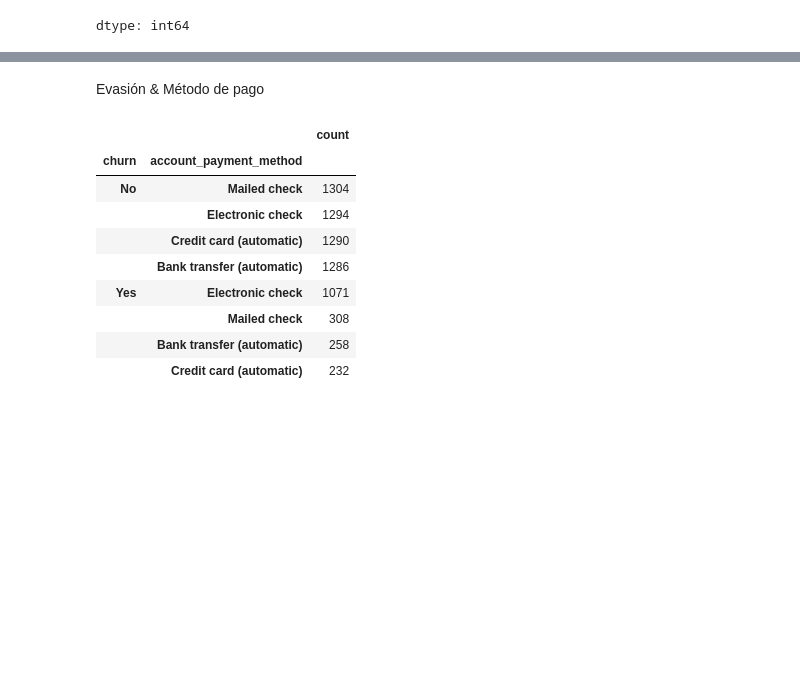
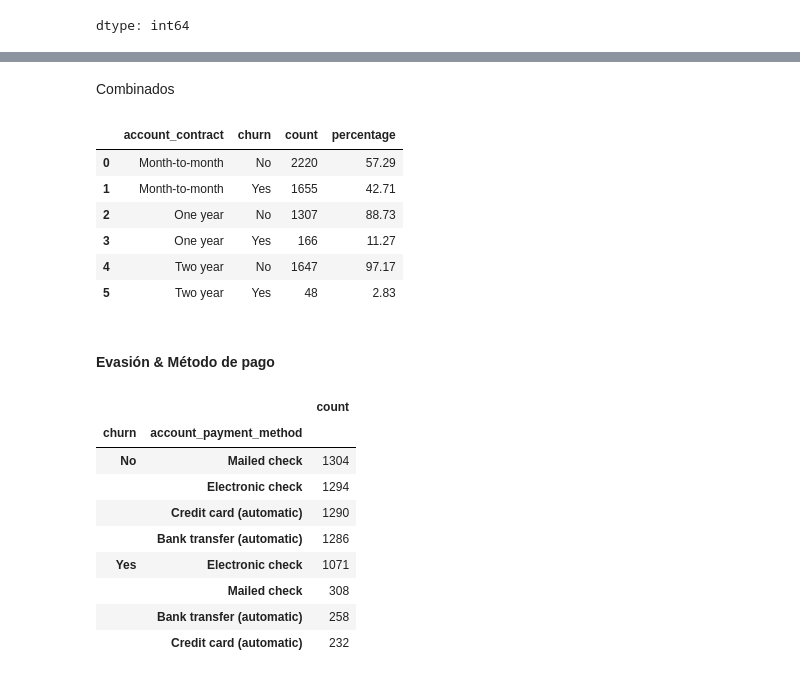
Before and after one commit to RientArlCroud/challenge3-analisis-de-datos, a Jupyter notebook: Challenge_3_Análisis_de_Datos.ipynb, the cells around one changed output, grey strips where cells are left out. Cells and saved outputs as stored; diff of their text form; code cells hidden in the pictures; blank space fills up the shorter version.

Commit message:
Retoques en el análisis de "recuento de evasión por variables categóricas"

```diff
--- a/Challenge_3_Análisis_de_Datos.ipynb
+++ b/Challenge_3_Análisis_de_Datos.ipynb
@@ -497,0 +598,3 @@ dtype: int64
+# %%
+conteo_3 = df.groupby('account_contract')['churn'].value_counts().reset_index(name='count')
+conteo_3
@@ -497,0 +611,3 @@ dtype: int64
+# %%
+porcentajes_3 = df.groupby('account_contract')['churn'].value_counts(normalize=True).multiply(100).round(2).reset_index(name='percentage')
+porcentajes_3
@@ -498,5 +622,21 @@ dtype: int64
+# %% [markdown]
+Combinados
+# %%
+churn_by_contract = conteo_3.merge(
+    porcentajes_3,
+    on=['account_contract', 'churn']
+)
+churn_by_contract
+# %% [output]
+|  | account_contract | churn | count | percentage |
+| 0 | Month-to-month | No | 2220 | 57.29 |
+| 1 | Month-to-month | Yes | 1655 | 42.71 |
+| 2 | One year | No | 1307 | 88.73 |
+| 3 | One year | Yes | 166 | 11.27 |
+| 4 | Two year | No | 1647 | 97.17 |
+| 5 | Two year | Yes | 48 | 2.83 |
 # %% [markdown]
-Evasión & Método de pago
+#### **Evasión & Método de pago**
 # %%
 df.groupby('churn')[['account_payment_method']].value_counts()
 # %% [output]
```
Also changed, not shown: parts of 40 cells of this notebook.
